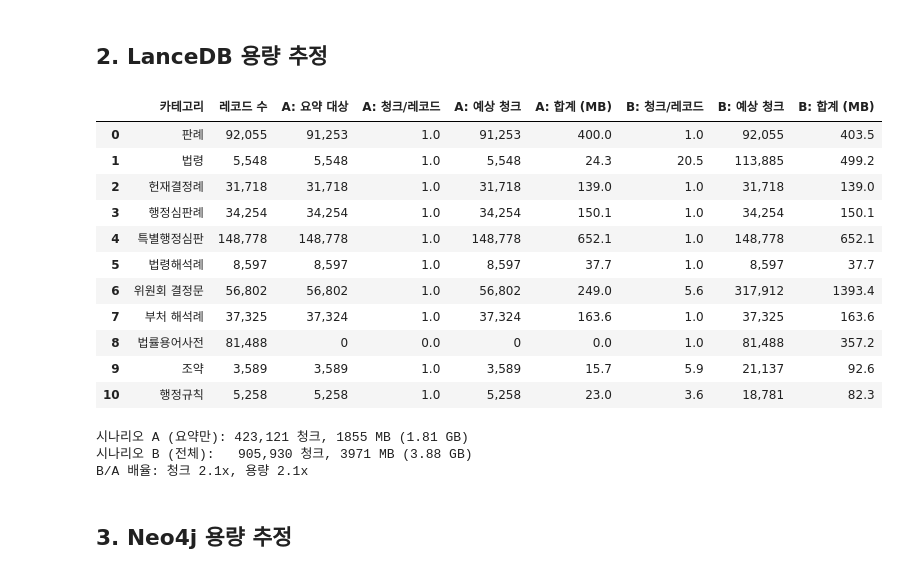
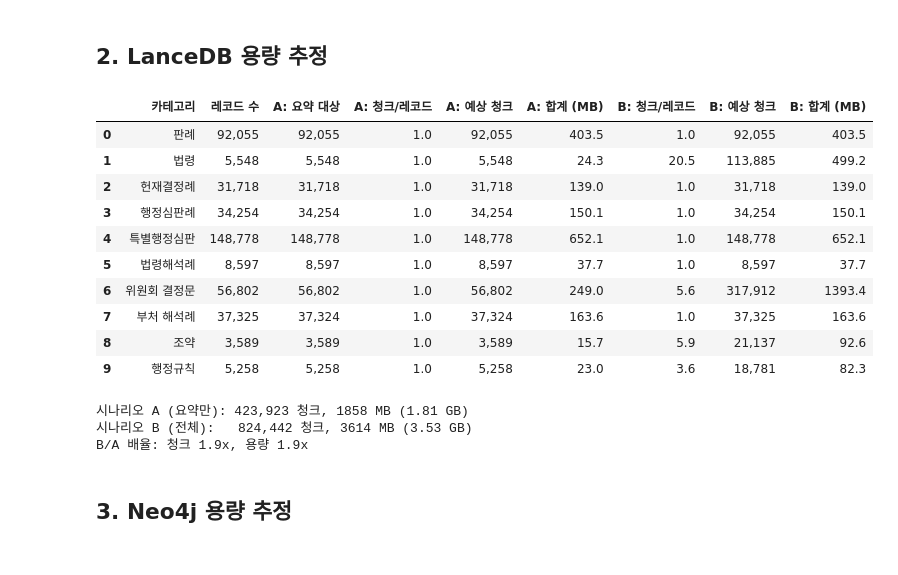
Before and after one commit to KernelAcademy-AICamp/ai-camp-4nd-llm-agent-service-project-4th_-law_law-3-team, a Jupyter notebook: backend/notebooks/eda/04_projections_summary.ipynb, the cells around one changed output. Saved outputs shown, nothing was run; the diff lists cells and outputs as text; code cells hidden in the pictures.

```diff
--- a/backend/notebooks/eda/04_projections_summary.ipynb
+++ b/backend/notebooks/eda/04_projections_summary.ipynb
@@ -105,8 +105,11 @@ METADATA_BYTES_PER_ROW = 500  # 메타데이터 오버헤드
 EFFECTIVE_CHUNK = CHUNK_CHAR_LIMIT - OVERLAP_CHARS
 
 lance_estimates = []
+LANCEDB_EXCLUDE_CATEGORIES = {"law_term"}  # 법률용어사전은 PostgreSQL 전용
 
 for cat_key in CATEGORIES:
+    if cat_key in LANCEDB_EXCLUDE_CATEGORIES:
+        continue
     cat_label = CATEGORIES[cat_key]["label"]
     text_fields = CATEGORIES[cat_key].get("text_fields", [])
     summary_field = CATEGORIES[cat_key].get("summary_field")
@@ -173,34 +176,34 @@ df_lance = pd.DataFrame(lance_estimates)
 total_chunks_a = df_lance["A: 예상 청크"].sum()
 total_lance_mb_a = df_lance["A: 합계 (MB)"].sum()
 total_chunks_b = df_lance["B: 예상 청크"].sum()
 total_lance_mb_b = df_lance["B: 합계 (MB)"].sum()
 
 # 하위 셀 호환용 (기존 변수명 유지 — 시나리오 B 기준)
 total_chunks = total_chunks_b
 total_lance_mb = total_lance_mb_b
 
 # 테이블 출력
 display(df_lance[[
     "카테고리", "레코드 수",
     "A: 요약 대상", "A: 청크/레코드", "A: 예상 청크", "A: 합계 (MB)",
     "B: 청크/레코드", "B: 예상 청크", "B: 합계 (MB)",
 ]].style.format({
     "레코드 수": "{:,}",
     "A: 요약 대상": "{:,}",
     "A: 청크/레코드": "{:.1f}",
     "A: 예상 청크": "{:,}",
     "A: 합계 (MB)": "{:.1f}",
     "B: 청크/레코드": "{:.1f}",
     "B: 예상 청크": "{:,}",
     "B: 합계 (MB)": "{:.1f}",
 }))
 
 print(f"\n시나리오 A (요약만): {total_chunks_a:,} 청크, {total_lance_mb_a:.0f} MB ({total_lance_mb_a/1024:.2f} GB)")
 print(f"시나리오 B (전체):   {total_chunks_b:,} 청크, {total_lance_mb_b:.0f} MB ({total_lance_mb_b/1024:.2f} GB)")
 print(f"B/A 배율: 청크 {total_chunks_b/max(total_chunks_a,1):.1f}x, 용량 {total_lance_mb_b/max(total_lance_mb_a,0.1):.1f}x")
 # %% [output]
 |  | 카테고리 | 레코드 수 | A: 요약 대상 | A: 청크/레코드 | A: 예상 청크 | A: 합계 (MB) | B: 청크/레코드 | B: 예상 청크 | B: 합계 (MB) |
-| 0 | 판례 | 92,055 | 91,253 | 1.0 | 91,253 | 400.0 | 1.0 | 92,055 | 403.5 |
+| 0 | 판례 | 92,055 | 92,055 | 1.0 | 92,055 | 403.5 | 1.0 | 92,055 | 403.5 |
 | 1 | 법령 | 5,548 | 5,548 | 1.0 | 5,548 | 24.3 | 20.5 | 113,885 | 499.2 |
 | 2 | 헌재결정례 | 31,718 | 31,718 | 1.0 | 31,718 | 139.0 | 1.0 | 31,718 | 139.0 |
 | 3 | 행정심판례 | 34,254 | 34,254 | 1.0 | 34,254 | 150.1 | 1.0 | 34,254 | 150.1 |
@@ -208,12 +211,11 @@ print(f"B/A 배율: 청크 {total_chunks_b/max(total_chunks_a,1):.1f}x, 용량 {
 | 5 | 법령해석례 | 8,597 | 8,597 | 1.0 | 8,597 | 37.7 | 1.0 | 8,597 | 37.7 |
 | 6 | 위원회 결정문 | 56,802 | 56,802 | 1.0 | 56,802 | 249.0 | 5.6 | 317,912 | 1393.4 |
 | 7 | 부처 해석례 | 37,325 | 37,324 | 1.0 | 37,324 | 163.6 | 1.0 | 37,325 | 163.6 |
-| 8 | 법률용어사전 | 81,488 | 0 | 0.0 | 0 | 0.0 | 1.0 | 81,488 | 357.2 |
-| 9 | 조약 | 3,589 | 3,589 | 1.0 | 3,589 | 15.7 | 5.9 | 21,137 | 92.6 |
-| 10 | 행정규칙 | 5,258 | 5,258 | 1.0 | 5,258 | 23.0 | 3.6 | 18,781 | 82.3 |
+| 8 | 조약 | 3,589 | 3,589 | 1.0 | 3,589 | 15.7 | 5.9 | 21,137 | 92.6 |
+| 9 | 행정규칙 | 5,258 | 5,258 | 1.0 | 5,258 | 23.0 | 3.6 | 18,781 | 82.3 |
-시나리오 A (요약만): 423,121 청크, 1855 MB (1.81 GB)
-시나리오 B (전체):   905,930 청크, 3971 MB (3.88 GB)
-B/A 배율: 청크 2.1x, 용량 2.1x
+시나리오 A (요약만): 423,923 청크, 1858 MB (1.81 GB)
+시나리오 B (전체):   824,442 청크, 3614 MB (3.53 GB)
+B/A 배율: 청크 1.9x, 용량 1.9x
 # %%
 # ── 카테고리별 예상 청크 수 비교 (시나리오 A vs B) ────────
 fig = make_subplots(
```
Also changed, not shown: parts of 2 cells of this notebook, 4 other files.
